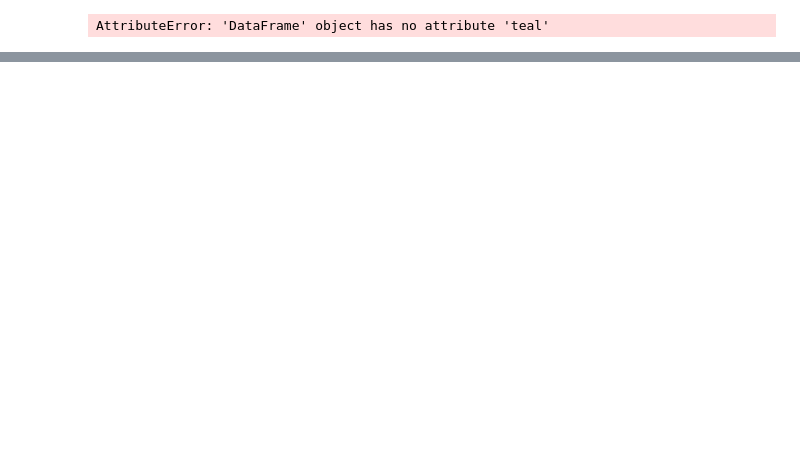
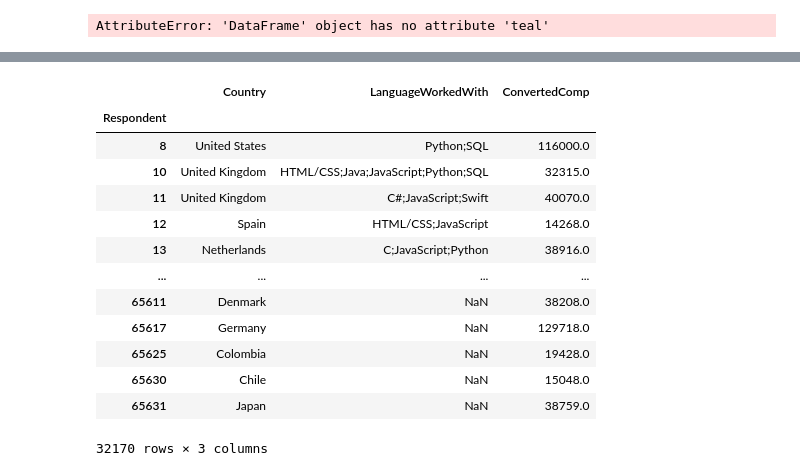
Before and after one commit to StefanDimitrovDimitrov/Pandas, a Jupyter notebook: Pandas Demo.ipynb, the cells around one changed output, grey strips where cells are left out. Saved outputs shown, nothing was run; the diff lists cells and outputs as text; code cells hidden in the pictures; blank space fills up the shorter version.

```diff
--- a/Pandas Demo.ipynb
+++ b/Pandas Demo.ipynb
@@ -198,0 +82,21 @@ df_schema.sort_index()
+# %%
+high_salary = df['ConvertedComp'] > 7000
+countries = ['United States', 'India', 'United Kingdom', 'Germany', 'Canada']
+filt = df['Country'].isin(countries)
+# %%
+df.loc[high_salary, ['Country', 'LanguageWorkedWith', 'ConvertedComp']]
+# %% [output]
+|  | Country | LanguageWorkedWith | ConvertedComp |
+| Respondent |  |  |  |
+| 8 | United States | Python;SQL | 116000.0 |
+| 10 | United Kingdom | HTML/CSS;Java;JavaScript;Python;SQL | 32315.0 |
+| 11 | United Kingdom | C#;JavaScript;Swift | 40070.0 |
+| 12 | Spain | HTML/CSS;JavaScript | 14268.0 |
+| 13 | Netherlands | C;JavaScript;Python | 38916.0 |
+| ... | ... | ... | ... |
+| 65611 | Denmark | NaN | 38208.0 |
+| 65617 | Germany | NaN | 129718.0 |
+| 65625 | Colombia | NaN | 19428.0 |
+| 65630 | Chile | NaN | 15048.0 |
+| 65631 | Japan | NaN | 38759.0 |
+32170 rows × 3 columns
```
Also changed, not shown: parts of 49 cells of this notebook, 1 other file.
